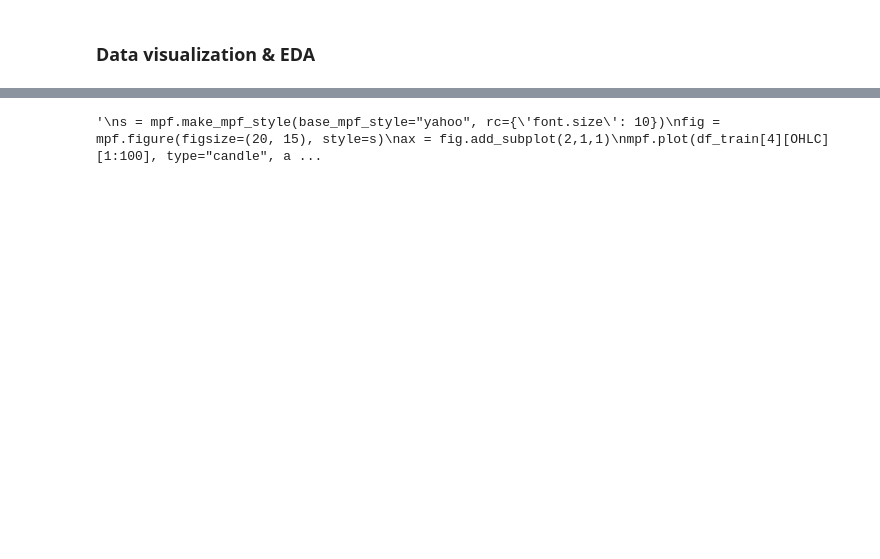
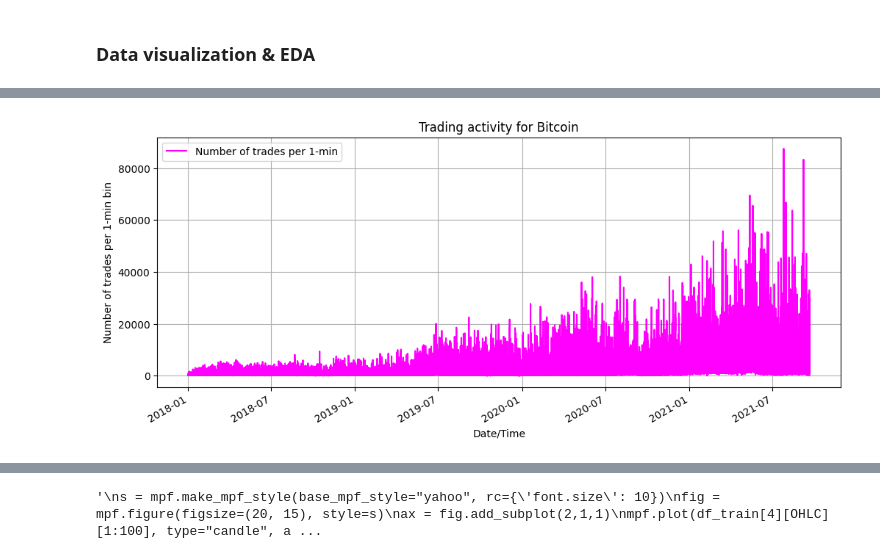
Before and after one commit to lcsrodriguez/cryptotrading, a Jupyter notebook: main.ipynb, the cells around one changed output, grey strips where cells are left out. Drawn from its saved outputs; the diff is of its cells as text; code cells hidden in the pictures; blank space fills up the shorter version.

```diff
--- a/main.ipynb
+++ b/main.ipynb
@@ -190,3 +432,13 @@ _ = plt.legend()
+# %%
+# Plotting trading activity
+_ = df_train[get_asset_id("Bitcoin")][TRADING_ACTIVITY].plot(color="magenta")
+_ = plt.grid()
+_ = plt.title("Trading activity for Bitcoin")
+_ = plt.legend(["Number of trades per 1-min"])
+_ = plt.xlabel("Date/Time")
+_ = plt.ylabel("Number of trades per 1-min bin")
+# %% [output]
+[figure, added]
 # %%
 # Computing the correlation matrix of a given metric
 X = pd.concat([df_train[k]["Volume"] for k in ASSET_IDS], axis=1)
```
Also changed, not shown: parts of 30 cells of this notebook.
